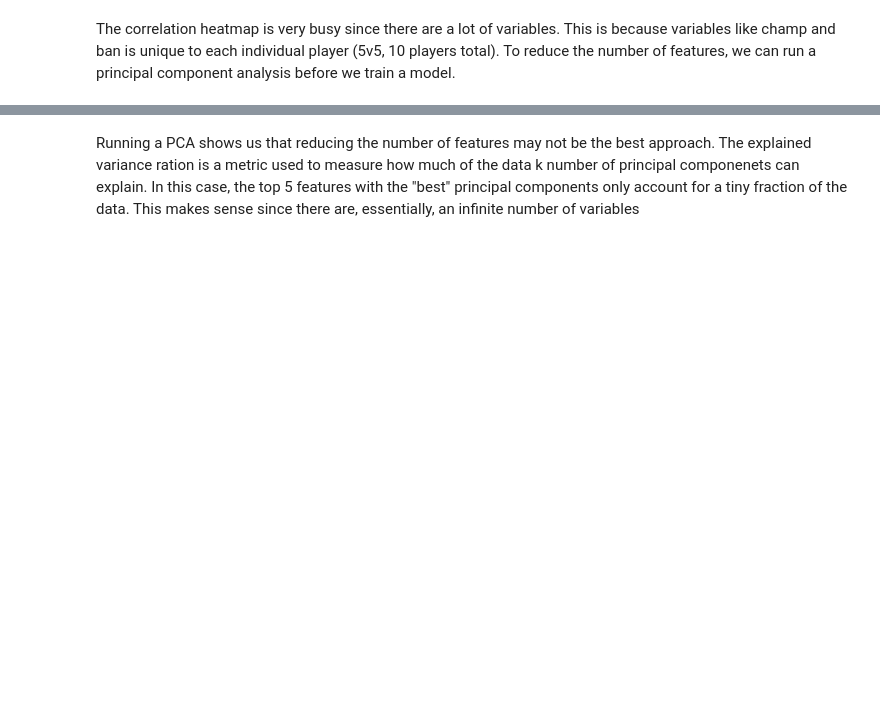
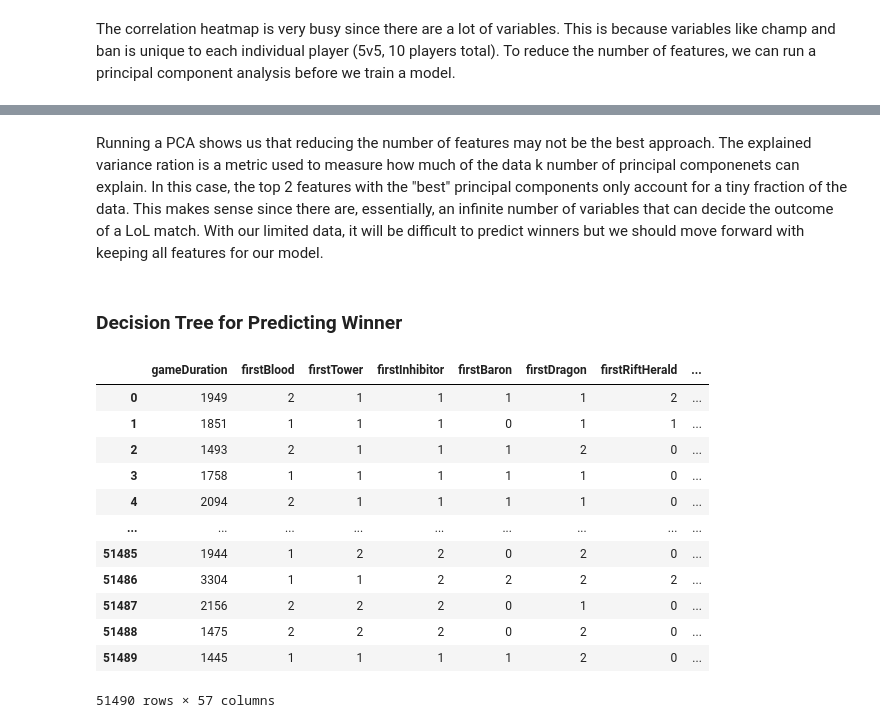
Before and after one commit to riz734/LoL-Predicting-Ranked-Match-Winner, a Jupyter notebook: ranked_match_prediction.ipynb, the cells around one changed output, grey strips where cells are left out. Cells and saved outputs as stored; diff of their text form; code cells hidden in the pictures; blank space fills up the shorter version.

Commit message:
ran a simple decision tree

```diff
--- a/ranked_match_prediction.ipynb
+++ b/ranked_match_prediction.ipynb
@@ -116,2 +100,20 @@ array([0.09486616, 0.05159781, 0.03067396, 0.02647542, 0.0263318 ])
 # %% [markdown]
-Running a PCA shows us that reducing the number of features may not be the best approach. The explained variance ration is a metric used to measure how much of the data k number of principal componenets can explain. In this case, the top 5 features with the "best" principal components only account for a tiny fraction of the data. This makes sense since there are, essentially, an infinite number of variables
+Running a PCA shows us that reducing the number of features may not be the best approach. The explained variance ration is a metric used to measure how much of the data k number of principal componenets can explain. In this case, the top 2 features with the "best" principal components only account for a tiny fraction of the data. This makes sense since there are, essentially, an infinite number of variables that can decide the outcome of a LoL match. With our limited data, it will be difficult to predict winners but we should move forward with keeping all features for our model.
+# %% [markdown]
+### Decision Tree for Predicting Winner
+# %%
+X
+# %% [output]
+|  | gameDuration | firstBlood | firstTower | firstInhibitor | firstBaron | firstDragon | firstRiftHerald | ... |
+| 0 | 1949 | 2 | 1 | 1 | 1 | 1 | 2 | ... |
+| 1 | 1851 | 1 | 1 | 1 | 0 | 1 | 1 | ... |
+| 2 | 1493 | 2 | 1 | 1 | 1 | 2 | 0 | ... |
+| 3 | 1758 | 1 | 1 | 1 | 1 | 1 | 0 | ... |
+| 4 | 2094 | 2 | 1 | 1 | 1 | 1 | 0 | ... |
+| ... | ... | ... | ... | ... | ... | ... | ... | ... |
+| 51485 | 1944 | 1 | 2 | 2 | 0 | 2 | 0 | ... |
+| 51486 | 3304 | 1 | 1 | 2 | 2 | 2 | 2 | ... |
+| 51487 | 2156 | 2 | 2 | 2 | 0 | 1 | 0 | ... |
+| 51488 | 1475 | 2 | 2 | 2 | 0 | 2 | 0 | ... |
+| 51489 | 1445 | 1 | 1 | 1 | 1 | 2 | 0 | ... |
+51490 rows × 57 columns
```
Also changed, not shown: parts of 14 cells of this notebook.
